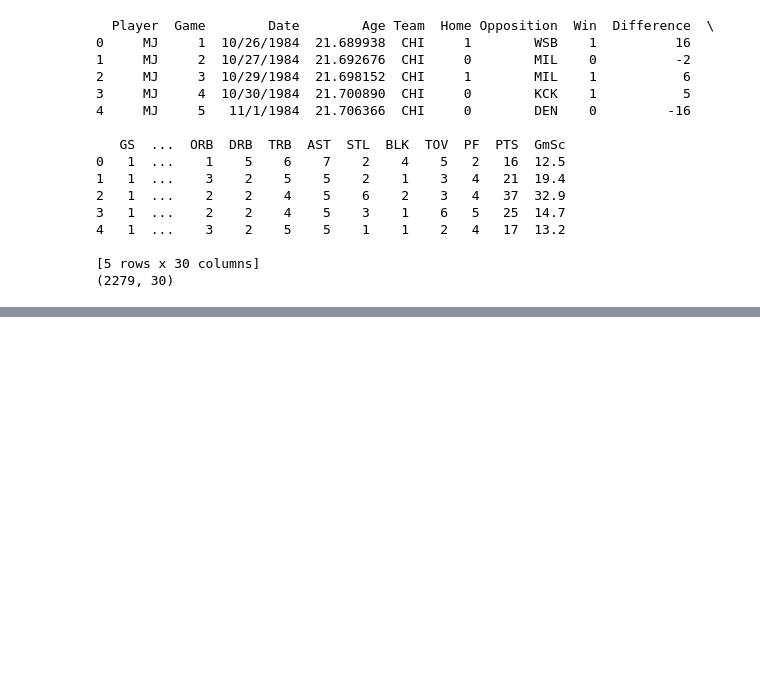
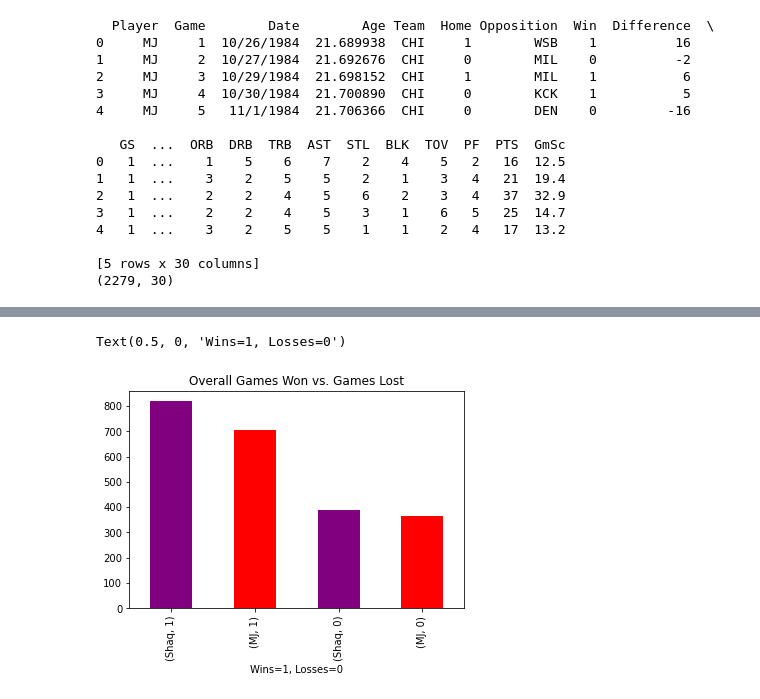
Before and after one commit to JDSchr5817/Project1_Team_Jake, a Jupyter notebook: MJ_v._Shaq.ipynb, the cells around one changed output, grey strips where cells are left out. Cells and saved outputs as stored; diff of their text form; code cells hidden in the pictures; blank space fills up the shorter version.

```diff
--- a/MJ_v._Shaq.ipynb
+++ b/MJ_v._Shaq.ipynb
@@ -90,0 +137,7 @@ plt.show()
+# %%
+total_wins_losses.plot(kind="bar",color=["purple","red","purple","red"])
+plt.title("Overall Games Won vs. Games Lost")
+plt.xlabel("Wins=1, Losses=0")
+# %% [output]
+Text(0.5, 0, 'Wins=1, Losses=0')
+[figure, added]
```
Also changed, not shown: parts of 9 cells of this notebook.
